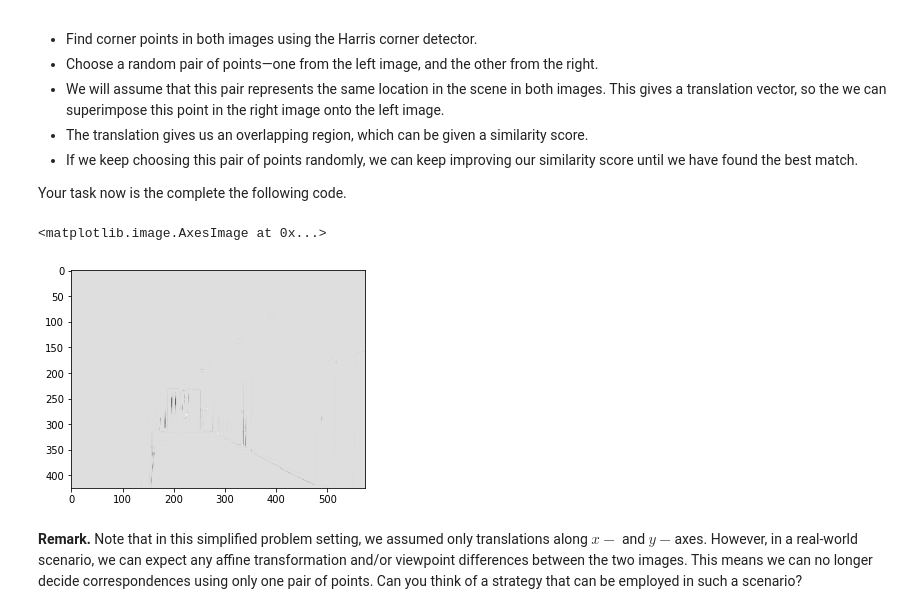
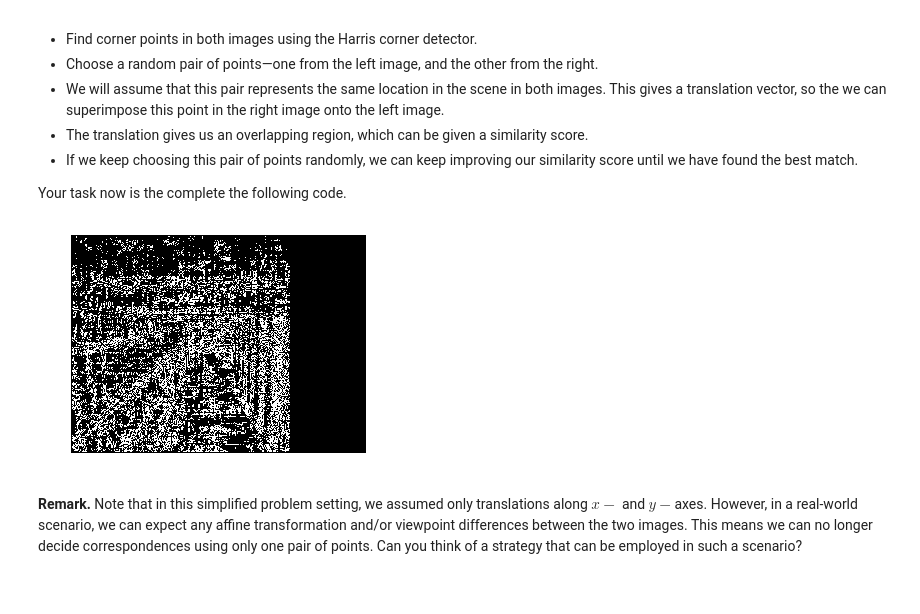
Before and after one commit to paulasquin/computer-vision-cs, a Jupyter notebook: Assignment1/VIC2018_Assignment1.ipynb, the cells around one changed output. Cells and saved outputs as stored; diff of their text form; code cells hidden in the pictures.

Commit message:
harris working

```diff
--- a/Assignment1/VIC2018_Assignment1.ipynb
+++ b/Assignment1/VIC2018_Assignment1.ipynb
@@ -278,8 +278,33 @@ import random
 
 def harris_corner_detector(img):
     '''Find Harris corners'''
-    img = np.float32(img)
-    corners = cv2.cornerHarris(img, 2, 3, 0.08)
+    corners = np.zeros(img.shape)
+
+    # Computing gradient
+    dy, dx = np.gradient(img)
+    Ixx = dx**2
+    Iyy = dy**2
+    Ixy = dy*dx
+
+    # Searching corners in image
+    height, width = img.shape
+    pad = 3
+
+    for x in range(pad, height-pad):
+        for y in range(1, width-1):
+            # Compute sum of square-windows
+            Sxx = np.sum(Ixx[x-pad:x+pad, y-pad:x+pad])
+            Syy = np.sum(Iyy[x-pad:x+pad, x-pad:x+pad])
+            Sxy = np.sum(Ixy[x-pad:x+pad, x-pad:x+pad])
+
+            # Compute harris response
+            det= Sxx * Syy - Sxy**2
+            trace = Sxx + Syy
+            r = det - 0.02*trace**2
+
+            if r > 0:
+                # We have a corner
+                corners[x, y] = 1
     return corners
 
 def find_random_pair(corners_left, corners_right):
@@ -315,34 +340,35 @@ def compute_error():
 
 def stitch_images(left, right, max_tries=1000):
     # Find corner points
     corners_left  = harris_corner_detector(left)
     corners_right = harris_corner_detector(right)
 
     best_error = 255*left.shape[0]*left.shape[1]
     best_trans = None
 
     for n_try in range(max_tries):
         # Choose two points randomly
         c_left, c_right  = find_random_pair(corners_left, corners_right)
 
         # Get translation vector
         x_trans, y_trans = find_translation_vector(c_left, c_right)
 
         # Compute resulting error.
         this_error       = compute_error( ... )
 
         if this_error < best_error:
             best_error   = this_error
             best_trans   = x_trans, y_trans
 
     stitched_image = np.zeros(stiched_image_shape)
     return stitched_image
 
 # stitch_images(left_img, right_img)
 corners_left  = harris_corner_detector(left_img)
+plt.axis('off')
 plt.imshow(corners_left, cmap='gray')
+plt.show()
 # %% [output]
-<matplotlib.image.AxesImage at 0x...>
-[figure, old version]
+[figure, new version]
 # %% [markdown]
 **Remark.** Note that in this simplified problem setting, we assumed only translations along $x-$ and $y-$axes. However, in a real-world scenario, we can expect any affine transformation and/or viewpoint differences between the two images. This means we can no longer decide correspondences using only one pair of points. Can you think of a strategy that can be employed in such a scenario?
```
